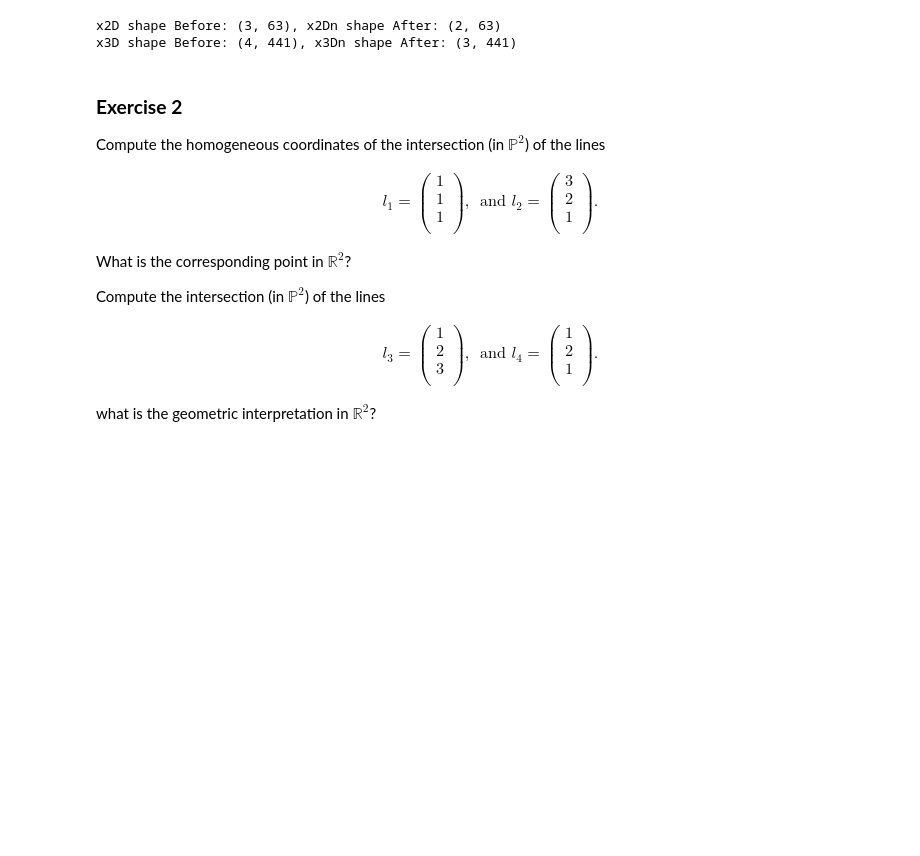
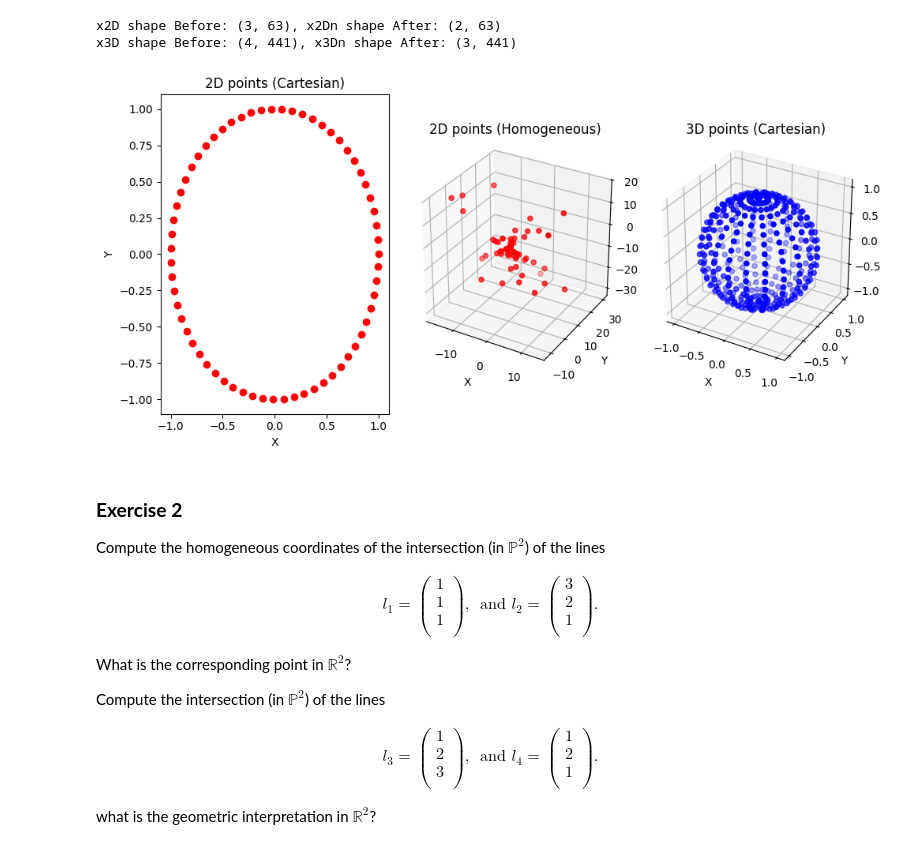
Before and after one commit to JesusPetro/Vision-Artificial-2P2025, a Jupyter notebook: semana 4/T00065696_work3.ipynb, the cells around one changed output. Cells and saved outputs as stored; diff of their text form; code cells hidden in the pictures; blank space fills up the shorter version.

```diff
--- a/semana 4/T00065696_work3.ipynb
+++ b/semana 4/T00065696_work3.ipynb
@@ -235,6 +235,34 @@ print(f'x3D shape Before: {x3D.shape}, x3Dn shape After: {x3Dn.shape}')
 # %% [output]
 x2D shape Before: (3, 63), x2Dn shape After: (2, 63)
 x3D shape Before: (4, 441), x3Dn shape After: (3, 441)
+# %%
+fig = plt.figure(figsize=(10, 5))
+
+ax1 = fig.add_subplot(1, 3, 1)
+ax1.scatter(*x2Dn, c='r', marker='o')
+
+ax2 = fig.add_subplot(1, 3, 2, projection='3d')
+ax2.scatter(*x2D, c='r', marker='o')
+
+ax3 = fig.add_subplot(1, 3, 3, projection='3d')
+ax3.scatter(*x3Dn, c='b', marker='o')
+
+titles = ["2D points (Cartesian)", "2D points (Homogeneous)", "3D points (Cartesian)"]
+axes = [ax1, ax2, ax3]
+for title, ax in (zip(titles, axes)):
+    ax.set_title(title)
+    ax.set_xlabel('X')
+    ax.set_ylabel('Y')
+    try:
+        ax.set_zlabel('Z')
+        ax.set_box_aspect([1, 1, 1])
+    except AttributeError:
+        pass
+
+fig.tight_layout()
+plt.show()
+# %% [output]
+[figure, added]
 # %% [markdown]
 ### __Exercise 2__
 
```
